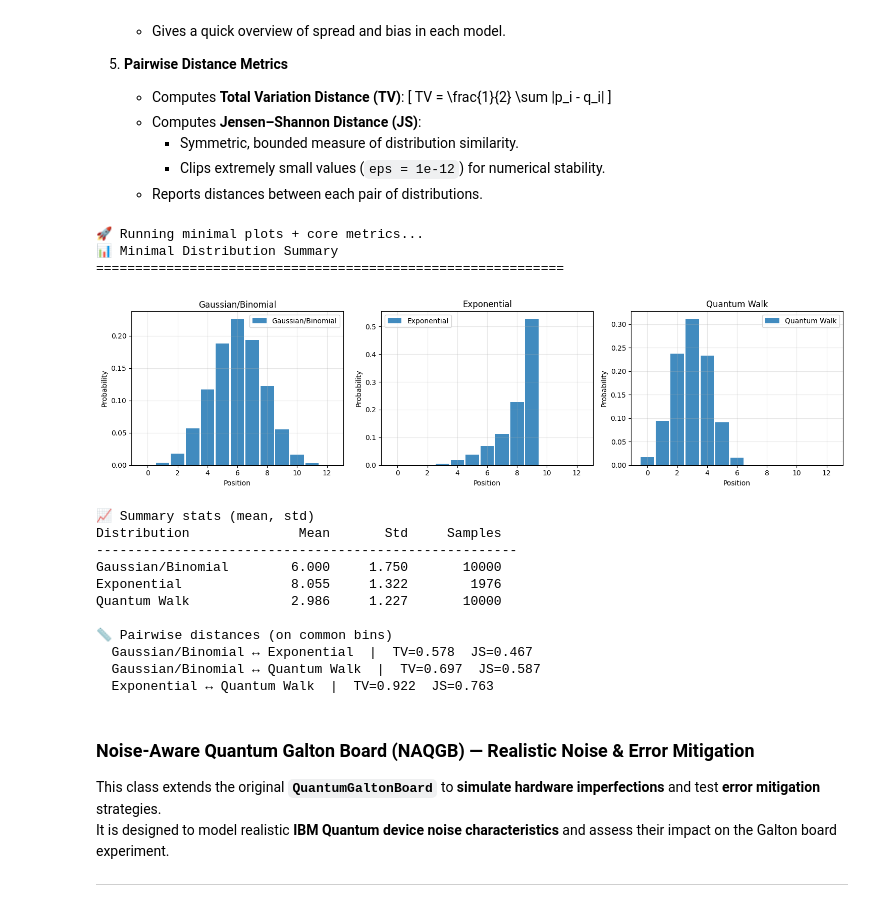
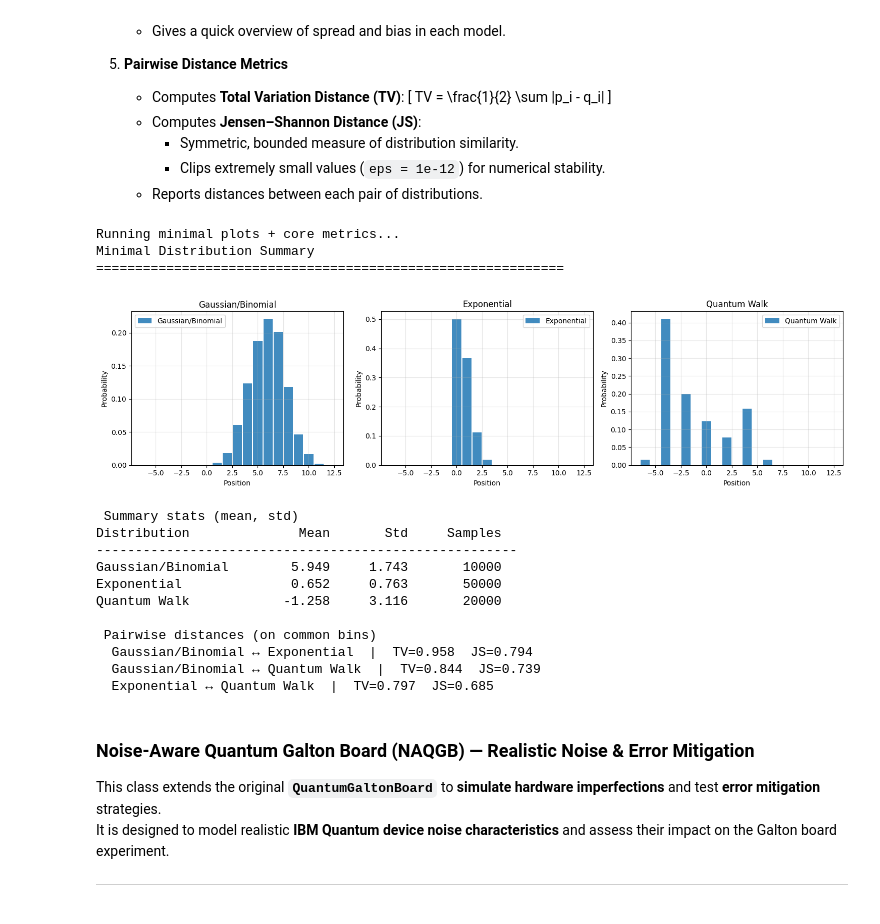
Before and after one commit to NikhiSharma/Wiser-Quantum-Walks-project, a Jupyter notebook: QWalks/Qwalks.ipynb, the cells around one changed output. Cells and saved outputs as stored; diff of their text form; code cells hidden in the pictures.

```diff
--- a/QWalks/Qwalks.ipynb
+++ b/QWalks/Qwalks.ipynb
@@ -593,8 +601,25 @@ This cell biases the quantum Galton board so its output matches a **target trunc
 **Purpose:**
 Allows **distribution shaping** in the quantum Galton board, demonstrated with a truncated exponential target, ensuring smooth, interpretable bias progression across levels.
 # %%
+import numpy as np
 from scipy.optimize import minimize
-from scipy.special import expit  # sigmoid
+from scipy.special import expit
+from scipy.spatial.distance import jensenshannon
+
+def target_truncated_exponential(n_levels, lam=0.8):
+    k = np.arange(n_levels + 1, dtype=float)
+    pmf = np.exp(-lam * k)
+    pmf /= pmf.sum()
+    return pmf
+def plot_exponential_results(results):
+    plt.figure(figsize=(6,4))
+    plt.bar(range(len(results["target_pmf"])), results["target_pmf"], alpha=0.6, label="Target PMF")
+    plt.bar(range(len(results["hist_q"])), results["hist_q"], alpha=0.6, label="Quantum Output")
+    plt.xlabel("Position")
+    plt.ylabel("Probability")
+    plt.title(f"Exponential QGB: n_levels={results['n_levels']}, λ={results['lam']}")
+    plt.legend()
+    plt.show()
 
 def pmf_from_p_list(p_list):
     pmf = np.array([1.0])
@@ -628,9 +653,12 @@ def run_exponential_quantum_board(n_levels=6, lam=0.8, shots=50000, mode="logist
     if mode == "logistic":
         p_list, res = fit_p_list_logistic(n_levels, target_pmf)
     else:
-        p_list, res = fit_p_list_to_target(n_levels, target_pmf)  # your previous free fit
+        p_list, res = fit_p_list_to_target(n_levels, target_pmf)
 
-    thetas = p_list_to_thetas(p_list)
+    # inline mapping instead of p_list_to_thetas()
+    p_safe = np.clip(p_list, 1e-9, 1-1e-9)
+    thetas = 2 * np.arcsin(np.sqrt(p_safe))
+
     qgb = QuantumGaltonBoard(n_levels, thetas=thetas)
     qc = qgb.build_circuit()
     counts = qgb.run_simulation(qc, shots=shots)
@@ -1143,7 +1167,7 @@ def _pmf_from_samples(samples, bins):
     return hist / s if s > 0 else hist
 
 def minimal_distribution_summary(final_results, exp_positions, walk_positions, n_for_binomial=12):
-    print("📊 Minimal Distribution Summary")
+    print("Minimal Distribution Summary")
     print("="*60)
 
     data = {
@@ -1154,7 +1178,7 @@ def minimal_distribution_summary(final_results, exp_positions, walk_positions, n
 
     global_min = int(min(np.min(v) for v in data.values()))
     global_max = int(max(np.max(v) for v in data.values()))
-    bins = np.arange(global_min - 0.5, global_max + 1.5, 1)  # integer bin edges
+    bins = np.arange(global_min - 0.5, global_max + 1.5, 1)
     centers = np.arange(global_min, global_max + 1)
 
     pmfs = {name: _pmf_from_samples(arr, bins) for name, arr in data.items()}
@@ -1163,50 +1187,56 @@ def minimal_distribution_summary(final_results, exp_positions, walk_positions, n
     for i, (name, pmf) in enumerate(pmfs.items(), start=1):
         plt.subplot(1, 3, i)
         plt.bar(centers, pmf, width=0.9, alpha=0.85, label=name)
         plt.title(name)
         plt.xlabel("Position"); plt.ylabel("Probability")
         plt.grid(True, alpha=0.3); plt.legend()
     plt.tight_layout()
     plt.show()
 
-    print("\n📈 Summary stats (mean, std)")
+    print("\n Summary stats (mean, std)")
     print(f"{'Distribution':<20}{'Mean':>10}{'Std':>10}{'Samples':>12}")
     print("-"*54)
     for name, arr in data.items():
         print(f"{name:<20}{np.mean(arr):>10.3f}{np.std(arr):>10.3f}{len(arr):>12}")
 
-    print("\n📏 Pairwise distances (on common bins)")
+    print("\n Pairwise distances (on common bins)")
     names = list(pmfs.keys())
     for i in range(len(names)):
         for j in range(i+1, len(names)):
             p = pmfs[names[i]]
             q = pmfs[names[j]]
             # stable JS: clip tiny eps
             eps = 1e-12
             js = float(jensenshannon(np.clip(p, eps, 1), np.clip(q, eps, 1)))
             tv = float(_tv(p, q))
             print(f"  {names[i]} ↔ {names[j]}  |  TV={tv:.3f}  JS={js:.3f}")
 
     return {"bins": bins, "centers": centers, "pmfs": pmfs}
 
-print("🚀 Running minimal plots + core metrics...")
+levels = np.arange(exp_res["n_levels"] + 1)
+counts = np.rint(exp_res["hist_q"] * exp_res["shots"]).astype(int)
+exp_positions = np.repeat(levels, counts)
+
+walk_positions = q_positions
+
+print("Running minimal plots + core metrics...")
 minimal_results = minimal_distribution_summary(final_results, exp_positions, walk_positions, n_for_binomial=12)
 # %% [output]
-🚀 Running minimal plots + core metrics...
-📊 Minimal Distribution Summary
+Running minimal plots + core metrics...
+Minimal Distribution Summary
 ============================================================
-[figure, old version]
+[figure, new version]
-📈 Summary stats (mean, std)
+ Summary stats (mean, std)
 Distribution              Mean       Std     Samples
 ------------------------------------------------------
-Gaussian/Binomial        6.000     1.750       10000
-Exponential              8.055     1.322        1976
-Quantum Walk             2.986     1.227       10000
+Gaussian/Binomial        5.949     1.743       10000
+Exponential              0.652     0.763       50000
+Quantum Walk            -1.258     3.116       20000
 
-📏 Pairwise distances (on common bins)
-  Gaussian/Binomial ↔ Exponential  |  TV=0.578  JS=0.467
-  Gaussian/Binomial ↔ Quantum Walk  |  TV=0.697  JS=0.587
-  Exponential ↔ Quantum Walk  |  TV=0.922  JS=0.763
+ Pairwise distances (on common bins)
+  Gaussian/Binomial ↔ Exponential  |  TV=0.958  JS=0.794
+  Gaussian/Binomial ↔ Quantum Walk  |  TV=0.844  JS=0.739
+  Exponential ↔ Quantum Walk  |  TV=0.797  JS=0.685
 # %% [markdown]
 ### Noise-Aware Quantum Galton Board (NAQGB) — Realistic Noise & Error Mitigation
 
```
Also changed, not shown: parts of 15 cells of this notebook.
